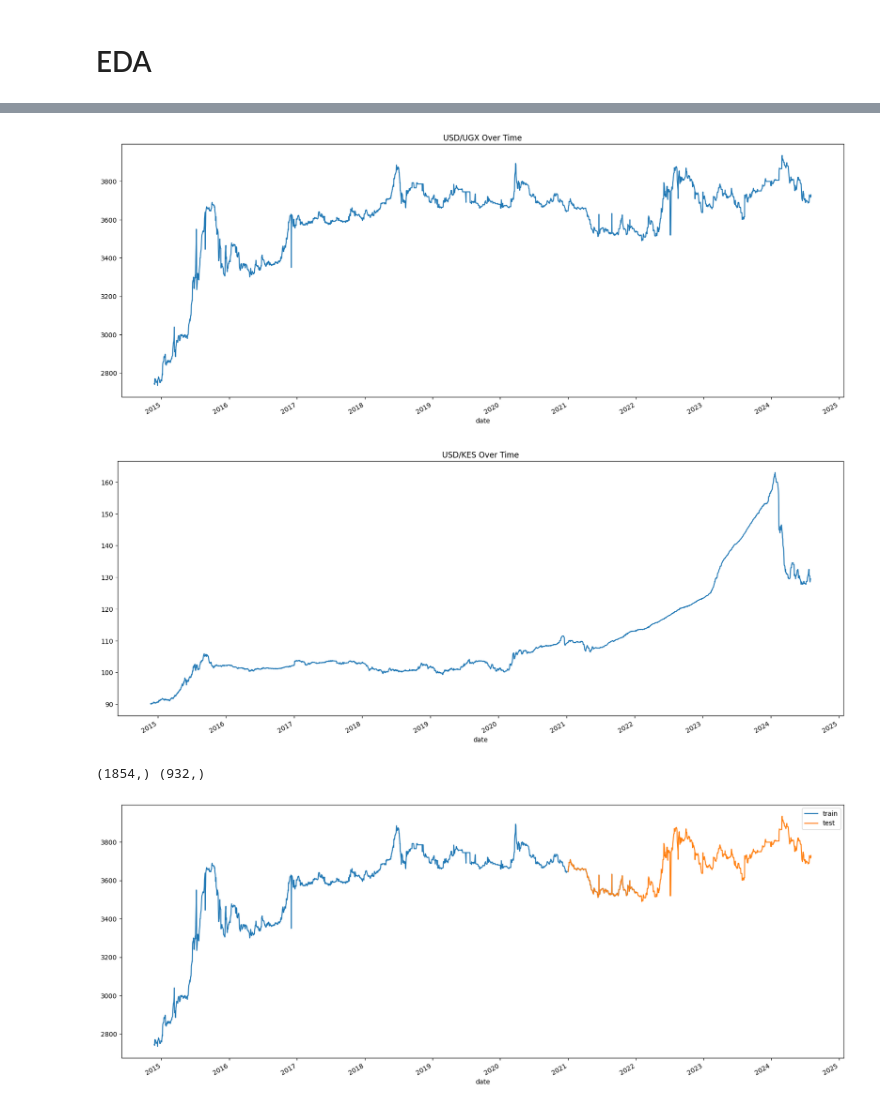
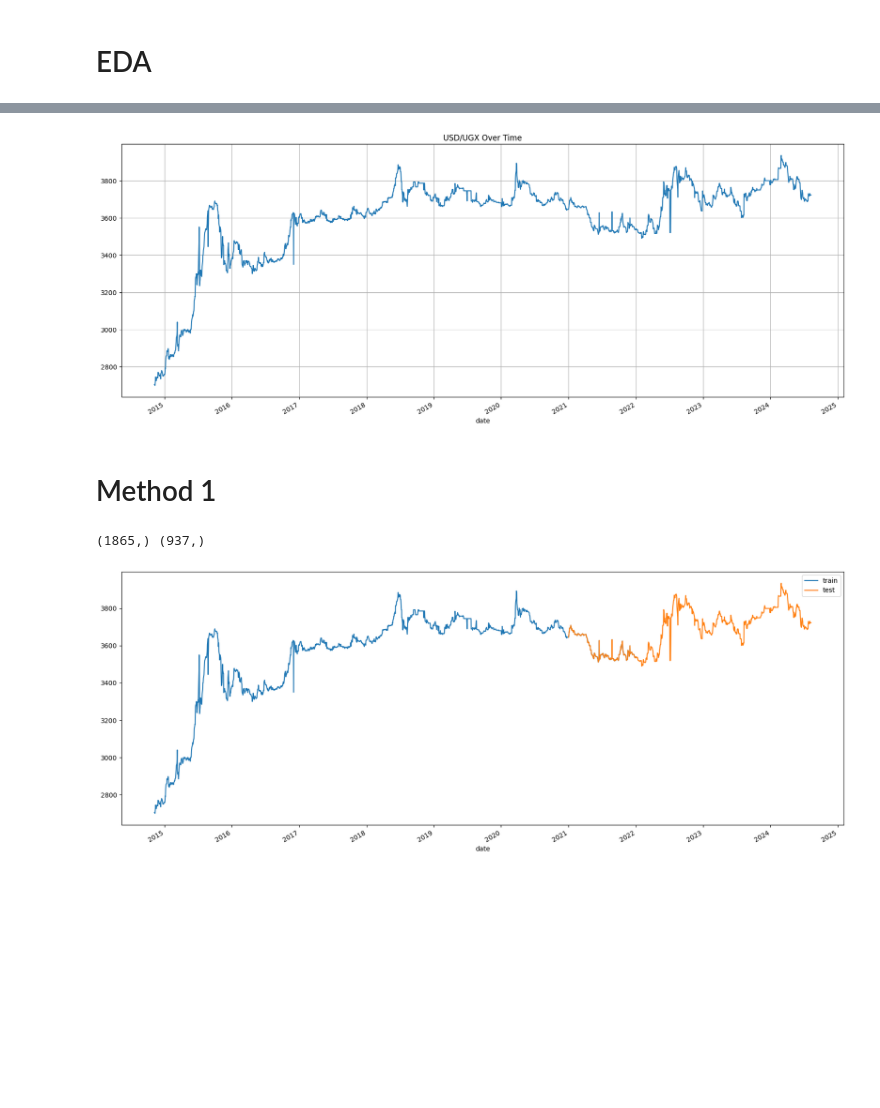
Before and after one commit to memmar1/Project, a Jupyter notebook: Forex.ipynb, the cells around one changed output, grey strips where cells are left out. Cells and saved outputs as stored; diff of their text form; code cells hidden in the pictures; blank space fills up the shorter version.

```diff
--- a/Forex.ipynb
+++ b/Forex.ipynb
@@ -31,3 +32,16 @@ data.head(2)
+# %%
+data = data.sort_index()
+# %%
+data['Year'] = data['Date'].dt.year
+data["Month"] = data["Date"].dt.month
+# %%
+# Renaming columns
+data.rename(columns={
+    "1. open": "Open",
+    "2. high": "High",
+    "3. low": "Low",
+    "4. close": "Close"
+}, inplace=True)
 # %%
 data.info()
 # %% [output]
@@ -117,14 +110,16 @@ plt.show()
 # %%
-data["4. close"].plot(figsize=(20,8))
+data["Close"].plot(figsize=(20,8))
 plt.title("USD/UGX Over Time")
+plt.grid()
 plt.show()
 
-data2["4. close"].plot(figsize=(20,8))
-plt.title("USD/KES Over Time")
-plt.show()
+# data2["4. close"].plot(figsize=(20,8))
+# plt.title("USD/KES Over Time")
+# plt.show()
 # %% [output]
-[figure, old version]
+[figure, new version]
-[figure, removed]
+# %% [markdown]
+# Method 1
 # %%
 # Ensure the index is a DatetimeIndex
 data.index = pd.to_datetime(data.index)
@@ -137,16 +132,29 @@ data2 = data2.sort_index()
+# %%
+
+# split the data into train an test
+train = data["Close"].loc[:'2021']
+test = data["Close"].loc['2021':]
+
+# plot this
+fig,ax = plt.subplots(figsize=(20,8))
+train.plot(ax=ax)
+test.plot(ax=ax)
+ax.legend(['train','test'])
+
+print(train.shape,test.shape)
+# %% [output]
+(1865,) (937,)
+[figure, added]
 # %%
 
-# split the data into train an test
-train = data["4. close"].loc[:'2021']
-test = data["4. close"].loc['2021':]
+# # split the data into train an test
+# train = data2["4. close"].loc[:'2021']
+# test = data2["4. close"].loc['2021':]
 
-# plot this
-fig,ax = plt.subplots(figsize=(20,8))
-train.plot(ax=ax)
-test.plot(ax=ax)
-ax.legend(['train','test'])
+# # plot this
+# fig,ax = plt.subplots(figsize=(20,8))
+# train.plot(ax=ax)
+# test.plot(ax=ax)
+# ax.legend(['train','test'])
 
-print(train.shape,test.shape)
+# print(train.shape,test.shape)
-# %% [output]
-(1854,) (932,)
-[figure, removed]
```
Also changed, not shown: parts of 38 cells of this notebook, 1 other file.
